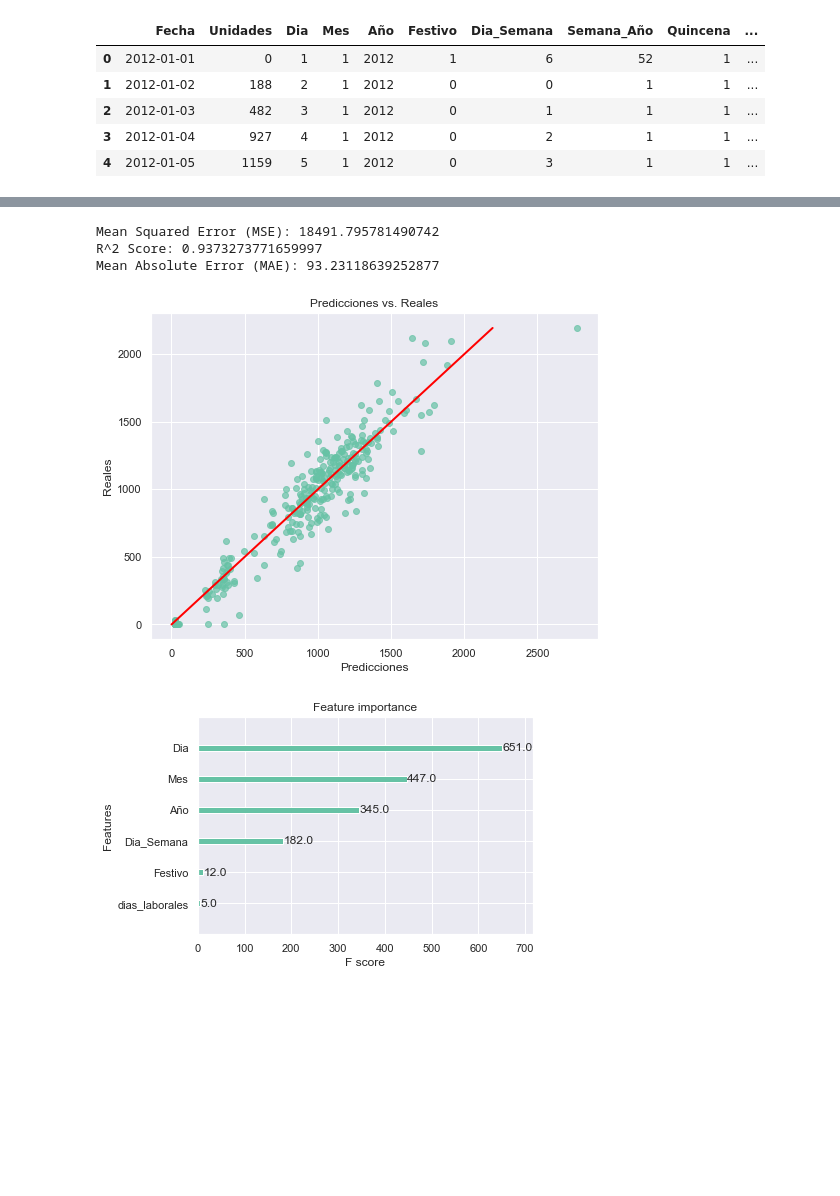
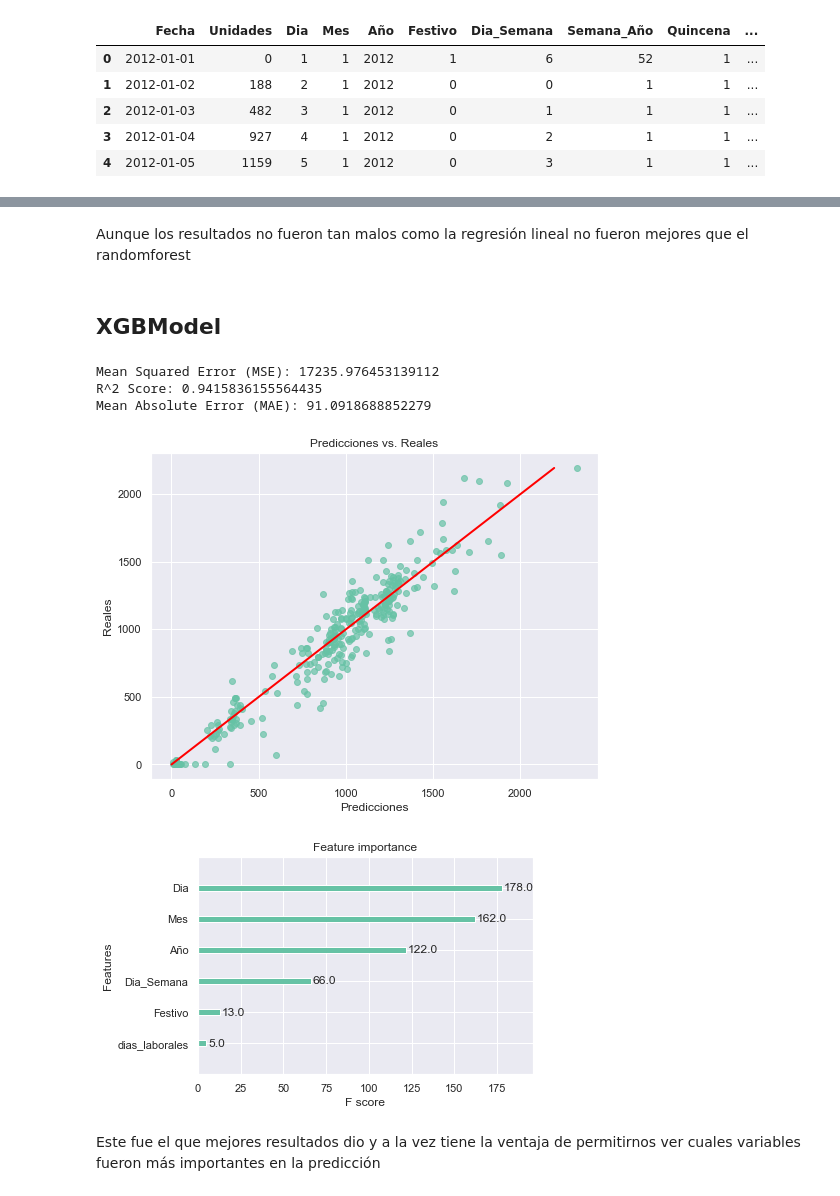
Before and after one commit to Pai-san/proyecto4-analitica, a Jupyter notebook: main.ipynb, the cells around one changed output, grey strips where cells are left out. Saved outputs shown, nothing was run; the diff lists cells and outputs as text; code cells hidden in the pictures; blank space fills up the shorter version.

```diff
--- a/main.ipynb
+++ b/main.ipynb
@@ -165,3 +173,3 @@ data.head()
 # %%
-columnas_seleccionadas = ['Dia','Mes','Año', 'Festivo','Dia_Semana','dias_laborales','Quincena']
+columnas_seleccionadas = ['Dia','Mes','Año', 'Festivo','Dia_Semana','dias_laborales']
 datanew=data[columnas_seleccionadas]
@@ -309,3 +331,7 @@ Mean Absolute Error (MAE): 145.77985948477752
+# %% [markdown]
+Aunque los resultados no fueron tan malos como la regresión lineal no fueron mejores que el randomforest
+# %% [markdown]
+## XGBModel
 # %%
 from sklearn.model_selection import train_test_split
 from xgboost import XGBRegressor
@@ -318,38 +344,42 @@ import matplotlib.pyplot as plt
 X_train, X_test, y_train, y_test = train_test_split(X, y, test_size=0.2, random_state=42)
 
 # Crear un modelo de regresión XGBoost
-modelxgb = XGBRegressor(random_state=42,n_estimators=10,max_depth=10)
+modelxgb = XGBRegressor(random_state=43,
+                            n_estimators=10,
+                            max_depth=7)
 
 # Entrenar el modelo con el conjunto de entrenamiento
 modelxgb.fit(X_train, y_train)
 
 # Realizar predicciones en el conjunto de prueba
 y_pred = modelxgb.predict(X_test)
 
 # Evaluar el rendimiento del modelo
 mse = mean_squared_error(y_test, y_pred)
 r2 = r2_score(y_test, y_pred)
 mae = mean_absolute_error(y_test, y_pred)
 
 print(f'Mean Squared Error (MSE): {mse}')
 print(f'R^2 Score: {r2}')
 print(f'Mean Absolute Error (MAE): {mae}')
 
 # Visualizar el modelo
 plt.figure(figsize=(8, 6))
 plt.scatter(y_pred, y_test, alpha=0.7)
 plt.xlabel("Predicciones")
 plt.ylabel("Reales")
 plt.title("Predicciones vs. Reales")
 
 plt.plot([min(y_test), max(y_test)], [min(y_test), max(y_test)], color="red", linewidth=2)
 plt.show()
 
 plot_importance(modelxgb)
 plt.show()
 # %% [output]
-Mean Squared Error (MSE): 18491.795781490742
-R^2 Score: 0.9373273771659997
-Mean Absolute Error (MAE): 93.23118639252877
+Mean Squared Error (MSE): 17235.976453139112
+R^2 Score: 0.9415836155564435
+Mean Absolute Error (MAE): 91.0918688852279
-[figure, old version]
+[figure, new version]
-[figure, old version]
+[figure, new version]
+# %% [markdown]
+Este fue el que mejores resultados dio y a la vez tiene la ventaja de permitirnos ver cuales variables fueron más importantes en la predicción
```
Also changed, not shown: parts of 35 cells of this notebook, 1 other file.
